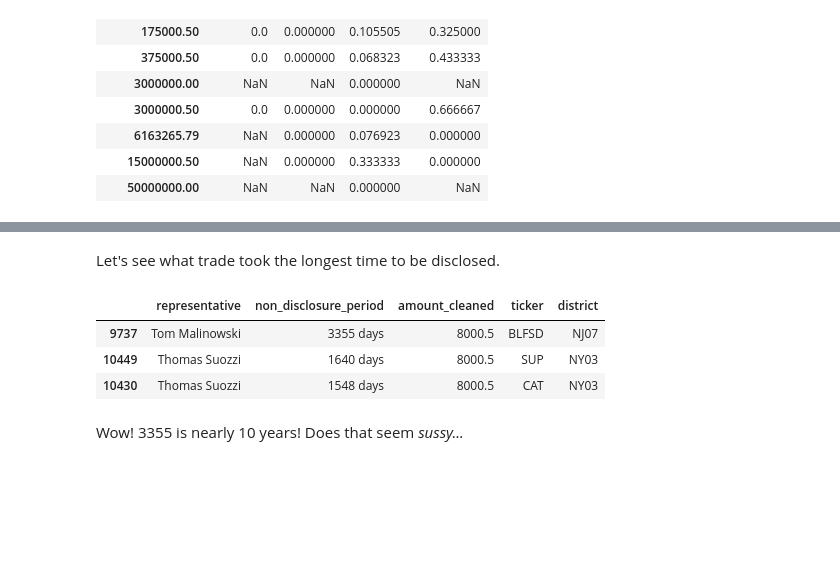
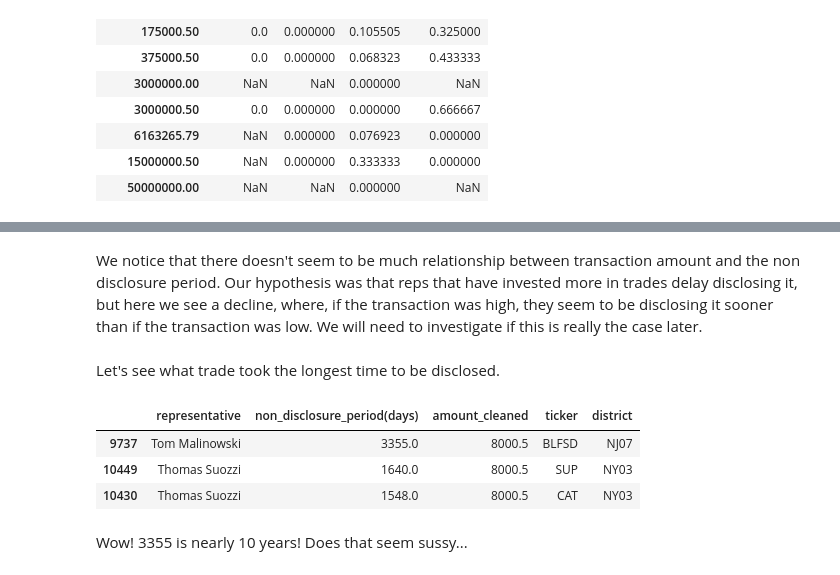
Before and after one commit to tharvipop/sussy-stock-trades, a Jupyter notebook: cleaning_and_eda.ipynb, the cells around one changed output, grey strips where cells are left out. Drawn from its saved outputs; the diff is of its cells as text; code cells hidden in the pictures; blank space fills up the shorter version.

```diff
--- a/cleaning_and_eda.ipynb
+++ b/cleaning_and_eda.ipynb
@@ -376,6 +361,6 @@ df.head()
 # %%
-# assign a new column 'non_disclosure_period' to be difference of 'disclosure_date' and 'transaction_date'
-df['non_disclosure_period'] = df['disclosure_date'] - df['transaction_date']
+# assign a new column 'non_disclosure_period(days)' to be difference of 'disclosure_date' and 'transaction_date'
+df['non_disclosure_period(days)'] = (df['disclosure_date'] - df['transaction_date']).dt.days
 df.head()
 # %% [output]
 |  | disclosure_year | disclosure_date | transaction_date | owner | ticker | asset_description | type | ... |
@@ -387,15 +401,18 @@ df.head()
+# %% [markdown]
+We notice that there doesn't seem to be much relationship between transaction amount and the non disclosure period. Our hypothesis was that reps that have invested more in trades delay disclosing it, but here we see a decline, where, if the transaction was high, they seem to be disclosing it sooner than if the transaction was low. We will need to investigate if this is really the case later.
 # %% [markdown]
 Let's see what trade took the longest time to be disclosed.
 # %%
+ #atharva's :
 (
-    df.sort_values(by = 'non_disclosure_period', ascending=False)
-    [['representative', 'non_disclosure_period', 'amount_cleaned', 'ticker', 'district']]
+    df.sort_values(by = 'non_disclosure_period(days)', ascending=False)
+    [['representative', 'non_disclosure_period(days)', 'amount_cleaned', 'ticker', 'district']]
     .head(3)
 )
 # %% [output]
-|  | representative | non_disclosure_period | amount_cleaned | ticker | district |
-| 9737 | Tom Malinowski | 3355 days | 8000.5 | BLFSD | NJ07 |
-| 10449 | Thomas Suozzi | 1640 days | 8000.5 | SUP | NY03 |
-| 10430 | Thomas Suozzi | 1548 days | 8000.5 | CAT | NY03 |
+|  | representative | non_disclosure_period(days) | amount_cleaned | ticker | district |
+| 9737 | Tom Malinowski | 3355.0 | 8000.5 | BLFSD | NJ07 |
+| 10449 | Thomas Suozzi | 1640.0 | 8000.5 | SUP | NY03 |
+| 10430 | Thomas Suozzi | 1548.0 | 8000.5 | CAT | NY03 |
 # %% [markdown]
-Wow! 3355 is nearly 10 years! Does that seem *sussy...*
+Wow! 3355 is nearly 10 years! Does that seem sussy...
```
Also changed, not shown: parts of 15 cells of this notebook.
